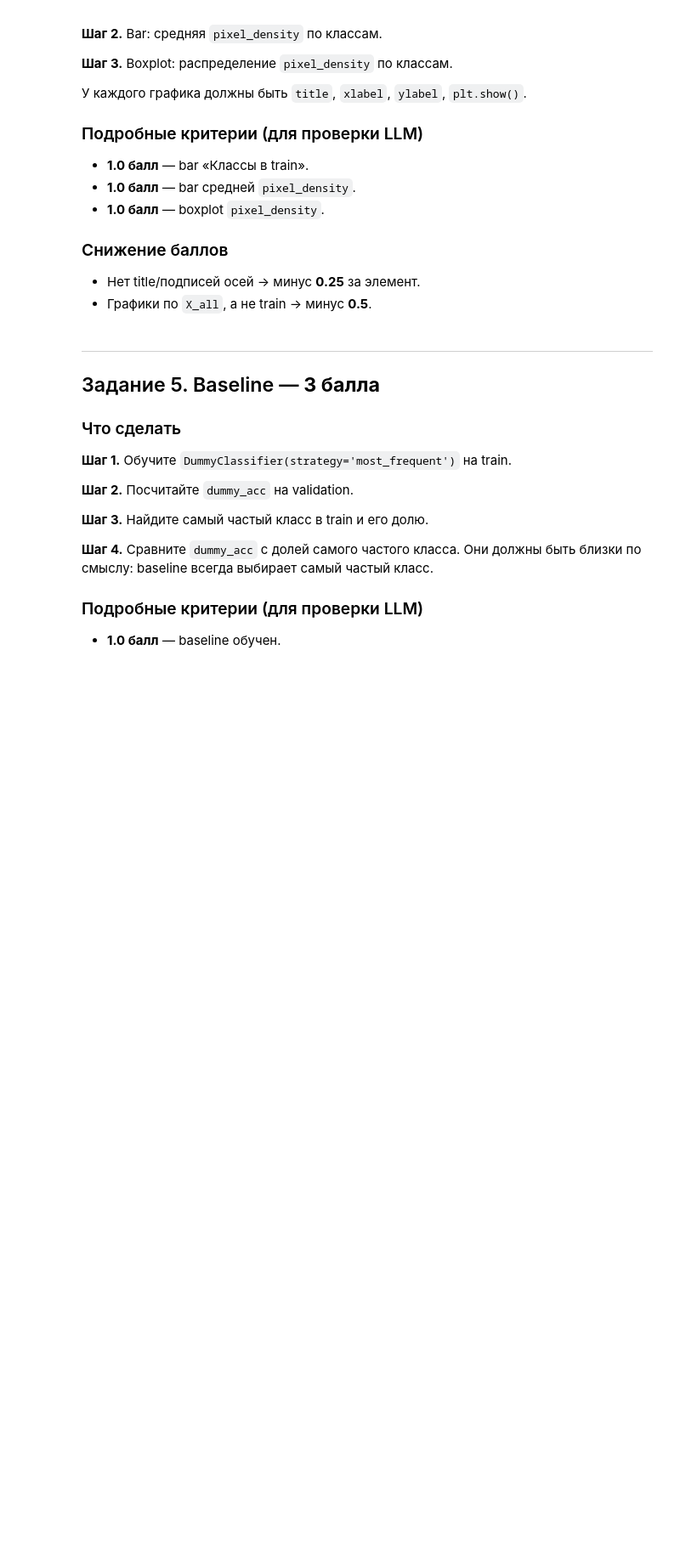
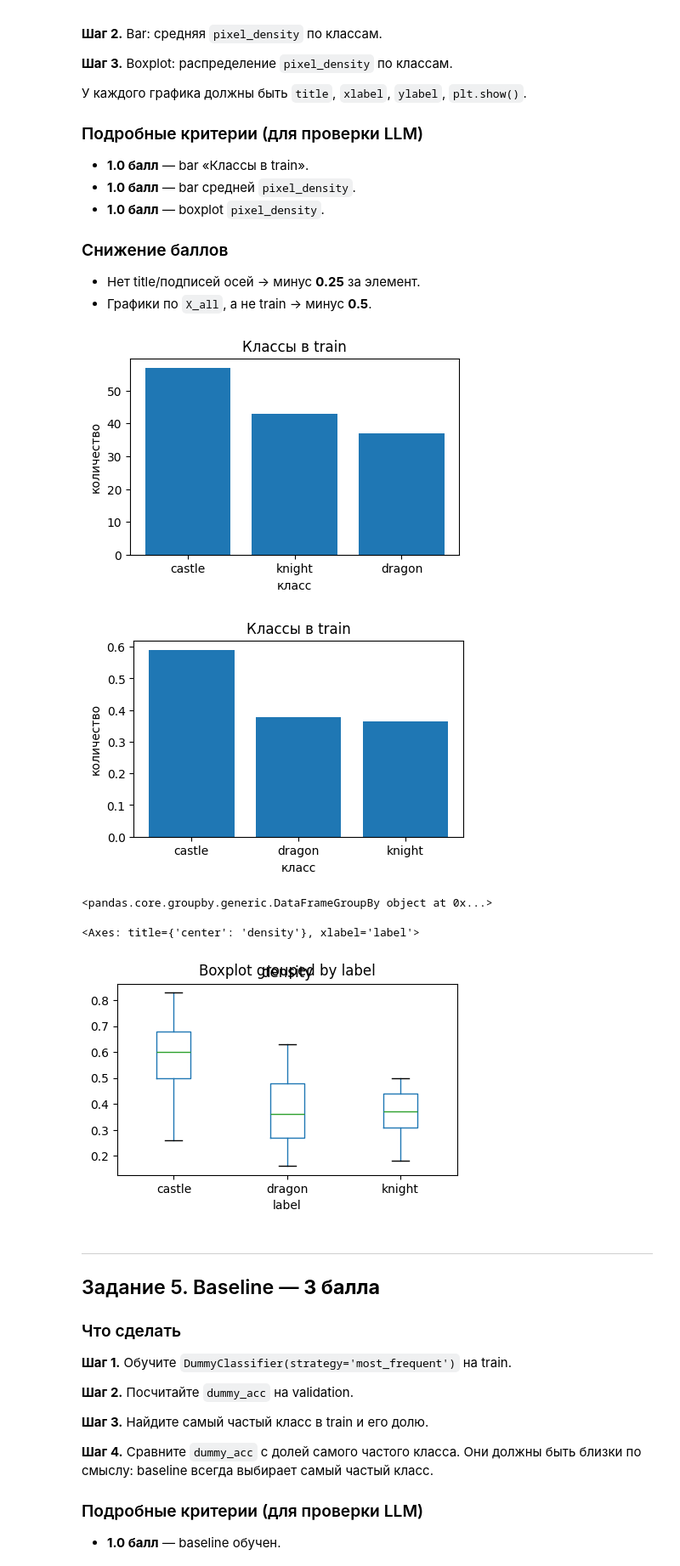
Before and after one commit to gurovic/ml-speckurs, a Jupyter notebook: Урок_22_ML_workflow_и_kNN_Практика/knn_imba_hand_solution.ipynb, the cells around one changed output. Shown at 85% size. Drawn from its saved outputs; the diff is of its cells as text; code cells hidden in the pictures; blank space fills up the shorter version.

```diff
--- a/Урок_22_ML_workflow_и_kNN_Практика/knn_imba_hand_solution.ipynb
+++ b/Урок_22_ML_workflow_и_kNN_Практика/knn_imba_hand_solution.ipynb
@@ -185,3 +214,19 @@ X_all.iloc[:, :8].head()
 ### Снижение баллов
 - Нет `stratify` в split → минус **0.5** за каждый случай.
 - train/val/test не выделены явно → минус **0.5**.
+# %%
+from sklearn.model_selection import train_test_split
+from sklearn.preprocessing import StandardScaler
+from sklearn.neighbors import KNeighborsClassifier
+from sklearn.dummy import DummyClassifier
+from sklearn.metrics import accuracy_score, recall_score, confusion_matrix
+import matplotlib.pyplot as plt
+
+RANDOM_STATE = 42
+TEST_SIZE = 0.2
+VAL_SIZE = 0.25
+
+X_train_val, X_test, y_train_val, y_test = train_test_split(X_all, y_all, random_state=RANDOM_STATE, test_size=TEST_SIZE, stratify=y_all)
+X_train, X_val, y_train, y_val = train_test_split(X_train_val, y_train_val, random_state=RANDOM_STATE, test_size=VAL_SIZE, stratify=y_train_val)
+print(y_train.size, y_val.size, y_test.size)
+y_train.size / y_all.size, y_val.size / y_all.size, y_test.size / y_all.size
@@ -209,3 +257,9 @@ X_all.iloc[:, :8].head()
 ### Снижение баллов
 - Использованы val/test вместо train → минус **0.5**.
 - `pixel_density` без деления на 100 → минус **0.5**.
+# %%
+y_train.value_counts()
+train_df = X_train.copy()
+train_df['label'] = y_train
+train_df['density'] = X_train.sum(axis=1) / 100
+train_df.groupby('label')['density'].mean()
@@ -234,6 +294,27 @@ X_all.iloc[:, :8].head()
 ### Снижение баллов
 - Нет title/подписей осей → минус **0.25** за элемент.
 - Графики по `X_all`, а не train → минус **0.5**.
+# %%
+counts = y_train.value_counts()
+plt.figure(figsize=(5,3)); plt.bar(counts.index, counts.values)
+plt.title('Классы в train'); plt.xlabel('класс'); plt.ylabel('количество'); plt.show()
+counts = train_df.groupby('label')['density'].mean()
+plt.figure(figsize=(5,3)); plt.bar(counts.index, counts.values)
+plt.title('Классы в train'); plt.xlabel('класс'); plt.ylabel('количество'); plt.show()
+counts = train_df.groupby('label')
+print(counts)
+train_df.boxplot(
+    column='density',
+    by='label',
+    figsize=(5, 3),
+    grid=False
+)
+# %% [output]
+[figure, added]
+[figure, added]
+<pandas.core.groupby.generic.DataFrameGroupBy object at 0x...>
+<Axes: title={'center': 'density'}, xlabel='label'>
+[figure, added]
 # %% [markdown]
 ---
 ## Задание 5. Baseline — **3 балла**
```
Also changed, not shown: parts of 8 cells of this notebook, 4 other files.
